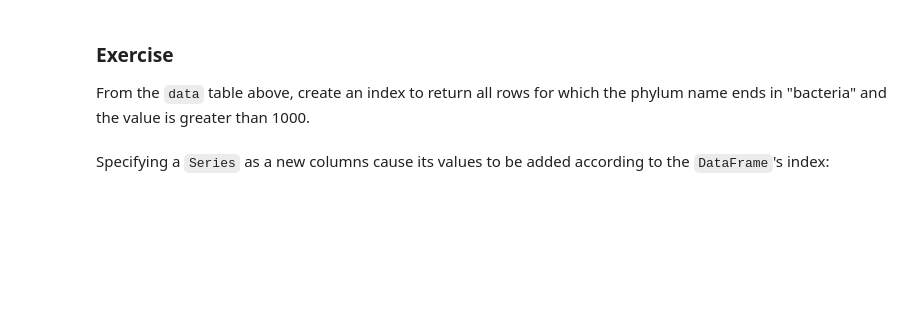
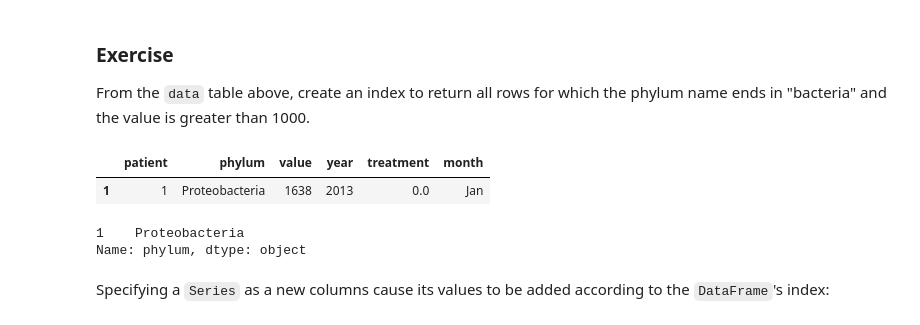
Before and after one commit to strelizia/Bios8366, a Jupyter notebook: notebooks/Section2_1-Introduction-to-Pandas.ipynb, the cells around one changed output. Saved outputs shown, nothing was run; the diff lists cells and outputs as text; code cells hidden in the pictures; blank space fills up the shorter version.

```diff
--- a/notebooks/Section2_1-Introduction-to-Pandas.ipynb
+++ b/notebooks/Section2_1-Introduction-to-Pandas.ipynb
@@ -225,6 +416,15 @@ data.treatment
 From the `data` table above, create an index to return all rows for which the phylum name ends in "bacteria" and the value is greater than 1000.
 # %%
 # Write your answer here
+data[(data.value>1000) & (data.phylum.str.endswith('bacteria'))]
+# %% [output]
+|  | patient | phylum | value | year | treatment | month |
+| 1 | 1 | Proteobacteria | 1638 | 2013 | 0.0 | Jan |
+# %%
+data[data.value>1000].phylum
+# %% [output]
+1    Proteobacteria
+Name: phylum, dtype: object
 # %% [markdown]
 Specifying a `Series` as a new columns cause its values to be added according to the `DataFrame`'s index:
 # %%
```
Also changed, not shown: parts of 131 cells of this notebook.
